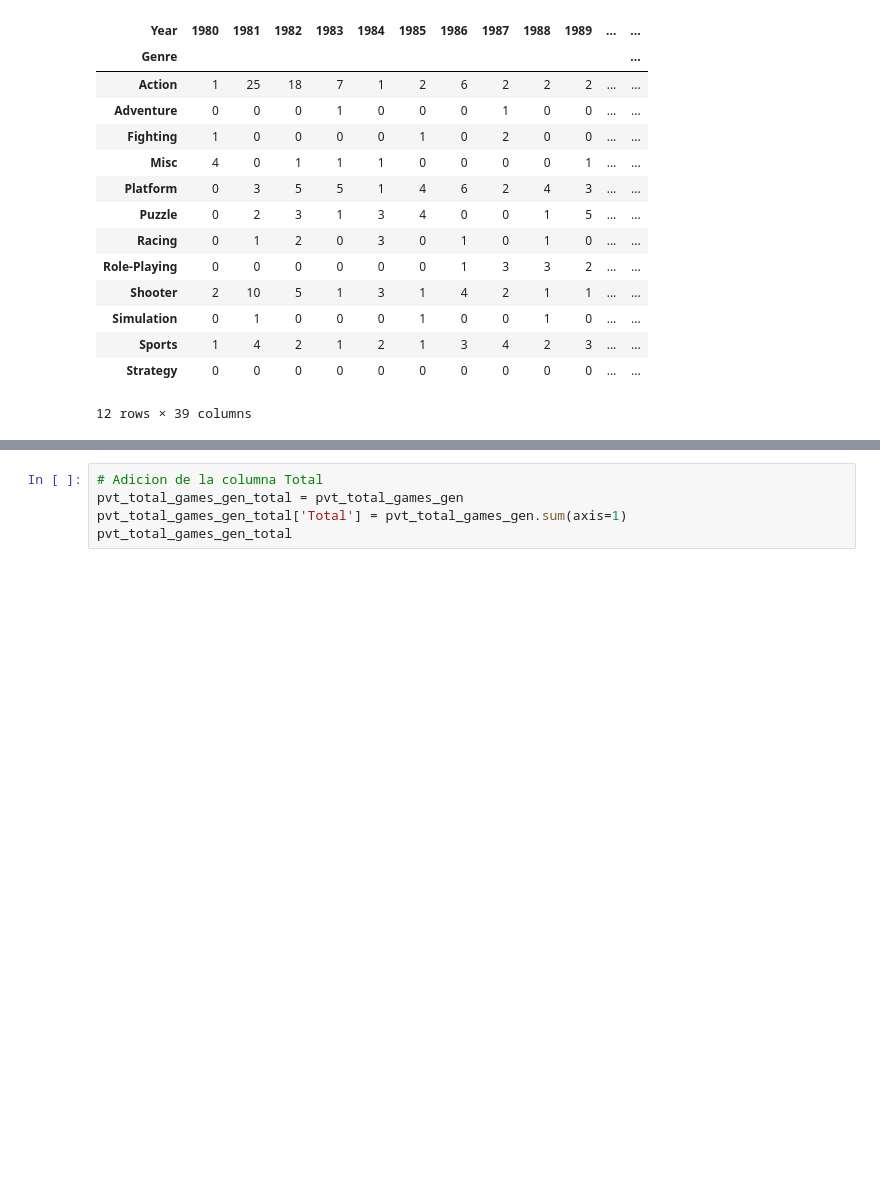
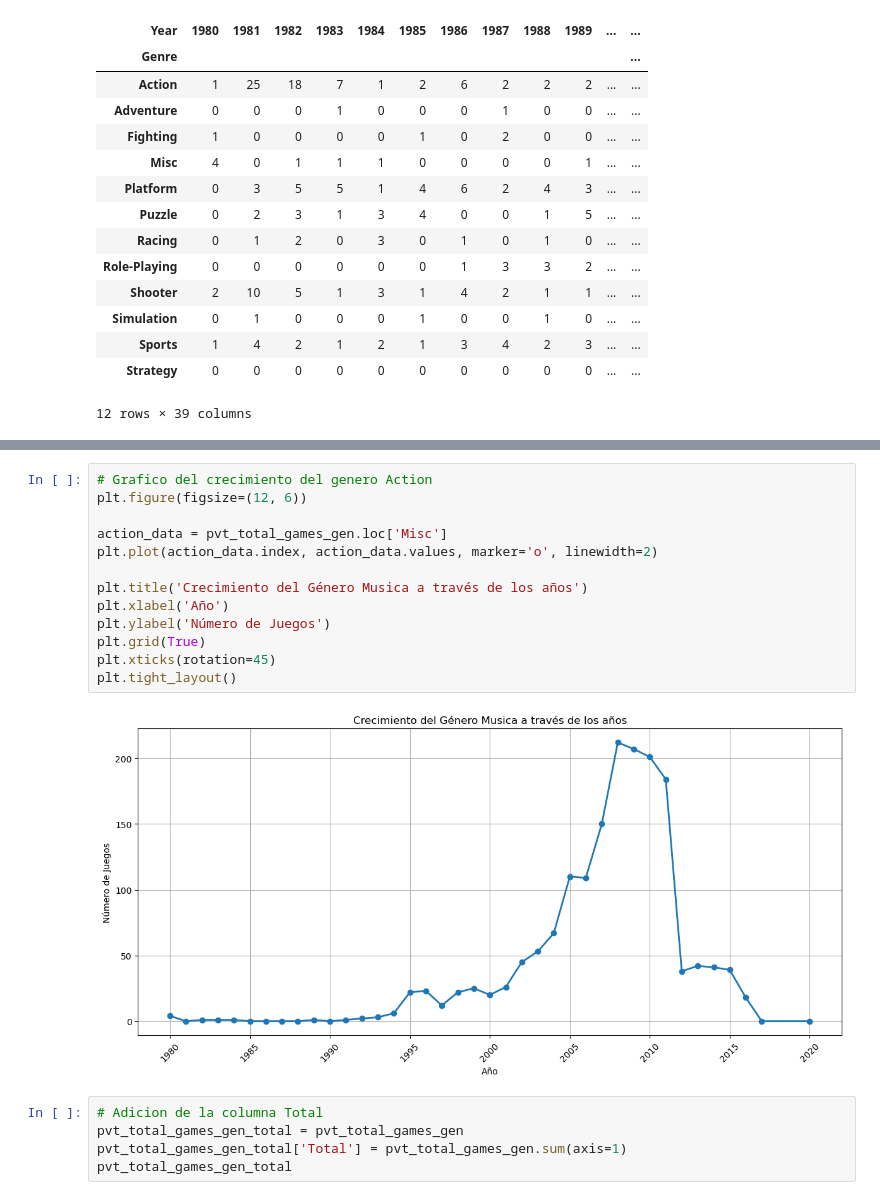
Before and after one commit to BryanHs20/Python-para-Data-Analyst, a Jupyter notebook: Tareas-Proyectos/Tarea M33-AD – Bryan Hernandez Solis.ipynb, the cells around one changed output, grey strips where cells are left out. Saved outputs shown, nothing was run; the diff lists cells and outputs as text; blank space fills up the shorter version.

```diff
--- a/Tareas-Proyectos/Tarea M33-AD – Bryan Hernandez Solis.ipynb
+++ b/Tareas-Proyectos/Tarea M33-AD – Bryan Hernandez Solis.ipynb
@@ -302,3 +317,18 @@ pvt_total_games_gen
+# %%
+# Grafico del crecimiento del genero Action
+plt.figure(figsize=(12, 6))
+
+action_data = pvt_total_games_gen.loc['Misc']
+plt.plot(action_data.index, action_data.values, marker='o', linewidth=2)
+
+plt.title('Crecimiento del Género Musica a través de los años')
+plt.xlabel('Año')
+plt.ylabel('Número de Juegos')
+plt.grid(True)
+plt.xticks(rotation=45)
+plt.tight_layout()
+# %% [output]
+[figure, added]
 # %%
 # Adicion de la columna Total
 pvt_total_games_gen_total = pvt_total_games_gen
```
Also changed, not shown: parts of 8 cells of this notebook.
